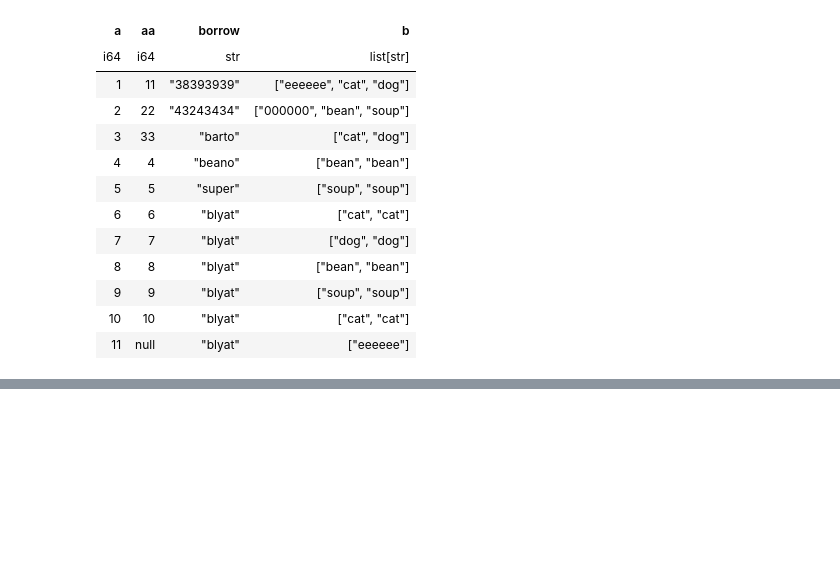
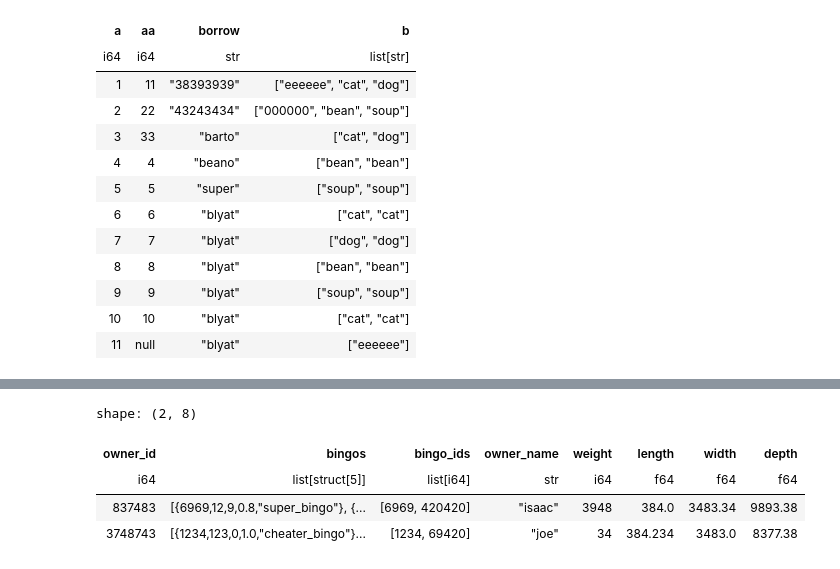
Before and after one commit to WolfEYc/personal-python-sandbox, a Jupyter notebook: notebooks/python_sand.ipynb, the cells around one changed output, grey strips where cells are left out. Cells and saved outputs as stored; diff of their text form; code cells hidden in the pictures; blank space fills up the shorter version.

```diff
--- a/notebooks/python_sand.ipynb
+++ b/notebooks/python_sand.ipynb
@@ -193,0 +348,5 @@ shape: (11, 4)
+# %%
+bingos_to_bongos = bingos_to_bongos.group_by("owner_id").agg(
+    pl.struct(pl.all().exclude("owner_id")).alias("bingos")
+)
+bingos_to_bongos.collect()
@@ -193,0 +359,9 @@ shape: (11, 4)
+# %%
+bingos_to_bongos = bingos_to_bongos.join(bongos, on="owner_id")
+bingos_to_bongos.collect()
+# %% [output]
+shape: (2, 8)
+| owner_id | bingos | bingo_ids | owner_name | weight | length | width | depth |
+| i64 | list[struct[5]] | list[i64] | str | i64 | f64 | f64 | f64 |
+| 837483 | [{6969,12,9,0.8,"super_bingo"}, {... | [6969, 420420] | "isaac" | 3948 | 384.0 | 3483.34 | 9893.38 |
+| 3748743 | [{1234,123,0,1.0,"cheater_bingo"}... | [1234, 69420] | "joe" | 34 | 384.234 | 3483.0 | 8377.38 |
```
Also changed, not shown: parts of 22 cells of this notebook, 2 other files.
